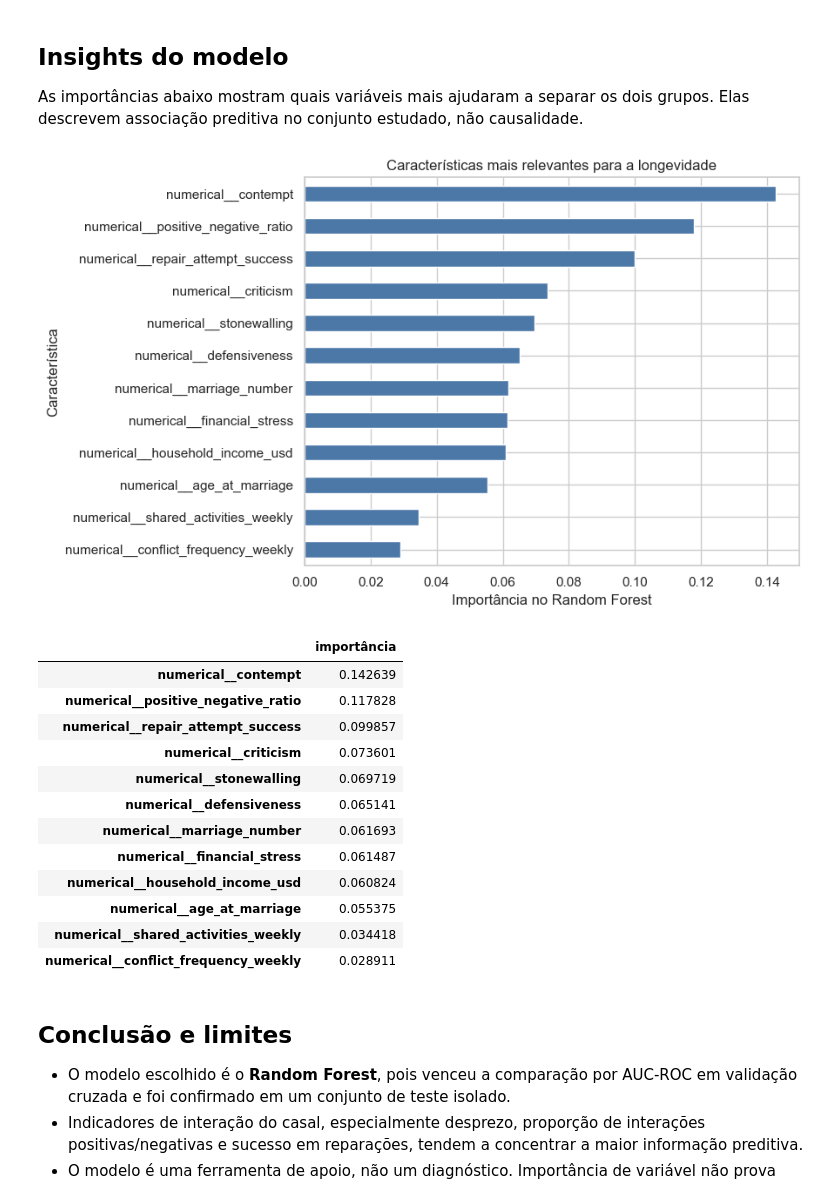
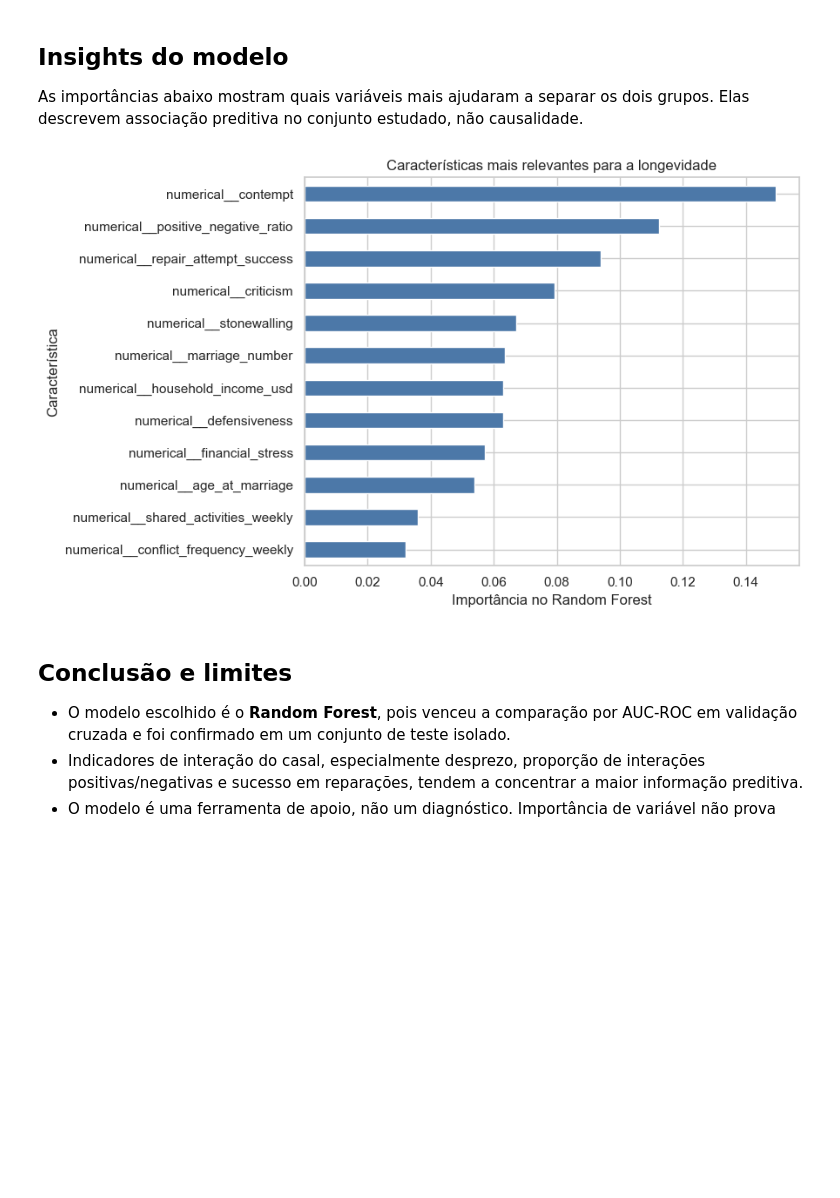
Before and after one commit to josecjlf/marriage-project-ml, a Jupyter notebook: notebooks/02_modelagem_validacao_insights.ipynb, the cells around one changed output. Drawn from its saved outputs; the diff is of its cells as text; code cells hidden in the pictures; blank space fills up the shorter version.

```diff
--- a/notebooks/02_modelagem_validacao_insights.ipynb
+++ b/notebooks/02_modelagem_validacao_insights.ipynb
@@ -91,15 +88,21 @@ comparison.style.format({column: '{:.3f}' for column in comparison.columns if co
 O **Random Forest** é selecionado por apresentar a maior AUC-ROC média. Além do ganho de desempenho, ele captura relações não lineares e interações entre fatores, sem perder a possibilidade de interpretar a importância das variáveis.
 # %%
 best_name = comparison.loc[0, 'modelo']
-final_pipeline = Pipeline([('preprocessor', preprocessor), ('model', models[best_name])])
+final_pipeline = Pipeline([
+    ('preprocessor', preprocessor),
+    ('model', model)
+])
+
 final_pipeline.fit(X_train, y_train)
 test_predictions = final_pipeline.predict(X_test)
-test_probabilities = final_pipeline.predict_proba(X_test)[:, 1]
-test_auc = roc_auc_score(y_test, test_probabilities)
-print(f'Modelo selecionado: {best_name}')
-print(f'AUC-ROC no teste: {test_auc:.3f}')
-print(classification_report(y_test, test_predictions, target_names=['Não durou 10 anos', 'Durou 10 anos'], digits=3))
-ConfusionMatrixDisplay.from_predictions(y_test, test_predictions, display_labels=['Não durou 10 anos', 'Durou 10 anos'], cmap='Blues')
+
+ConfusionMatrixDisplay.from_predictions(
+    y_test,
+    test_predictions,
+    display_labels=['Não durou 10 anos', 'Durou 10 anos'],
+    cmap='Blues'
+)
+
 plt.title('Matriz de confusão no conjunto de teste')
 plt.grid(False)
 plt.show()
@@ -120,33 +113,22 @@ Não durou 10 anos      0.614     0.698     0.653      3055
 
 As importâncias abaixo mostram quais variáveis mais ajudaram a separar os dois grupos. Elas descrevem associação preditiva no conjunto estudado, não causalidade.
 # %%
-if best_name == 'Random Forest':
-    transformed_names = final_pipeline.named_steps['preprocessor'].get_feature_names_out()
-    importance = pd.Series(final_pipeline.named_steps['model'].feature_importances_, index=transformed_names)
-    importance = importance.sort_values(ascending=False).head(12).sort_values()
-    plt.figure(figsize=(9, 5.5))
-    importance.plot.barh(color='#4C78A8')
-    plt.xlabel('Importância no Random Forest')
-    plt.ylabel('Característica')
-    plt.title('Características mais relevantes para a longevidade')
-    plt.tight_layout()
-    plt.show()
-    display(importance.sort_values(ascending=False).to_frame('importância'))
+transformed_names = final_pipeline.named_steps['preprocessor'].get_feature_names_out()
+importance = pd.Series(
+    final_pipeline.named_steps['model'].feature_importances_,
+    index=transformed_names
+)
+importance = importance.sort_values(ascending=False).head(12).sort_values()
+
+plt.figure(figsize=(9, 5.5))
+importance.plot.barh(color='#4C78A8')
+plt.xlabel('Importância no Random Forest')
+plt.ylabel('Característica')
+plt.title('Características mais relevantes para a longevidade')
+plt.tight_layout()
+plt.show()
 # %% [output]
-[figure, old version]
+[figure, new version]
-|  | importância |
-| numerical__contempt | 0.142639 |
-| numerical__positive_negative_ratio | 0.117828 |
-| numerical__repair_attempt_success | 0.099857 |
-| numerical__criticism | 0.073601 |
-| numerical__stonewalling | 0.069719 |
-| numerical__defensiveness | 0.065141 |
-| numerical__marriage_number | 0.061693 |
-| numerical__financial_stress | 0.061487 |
-| numerical__household_income_usd | 0.060824 |
-| numerical__age_at_marriage | 0.055375 |
-| numerical__shared_activities_weekly | 0.034418 |
-| numerical__conflict_frequency_weekly | 0.028911 |
 # %% [markdown]
 ## Conclusão e limites
 
```
Also changed, not shown: parts of 5 cells of this notebook, 1 other file.
